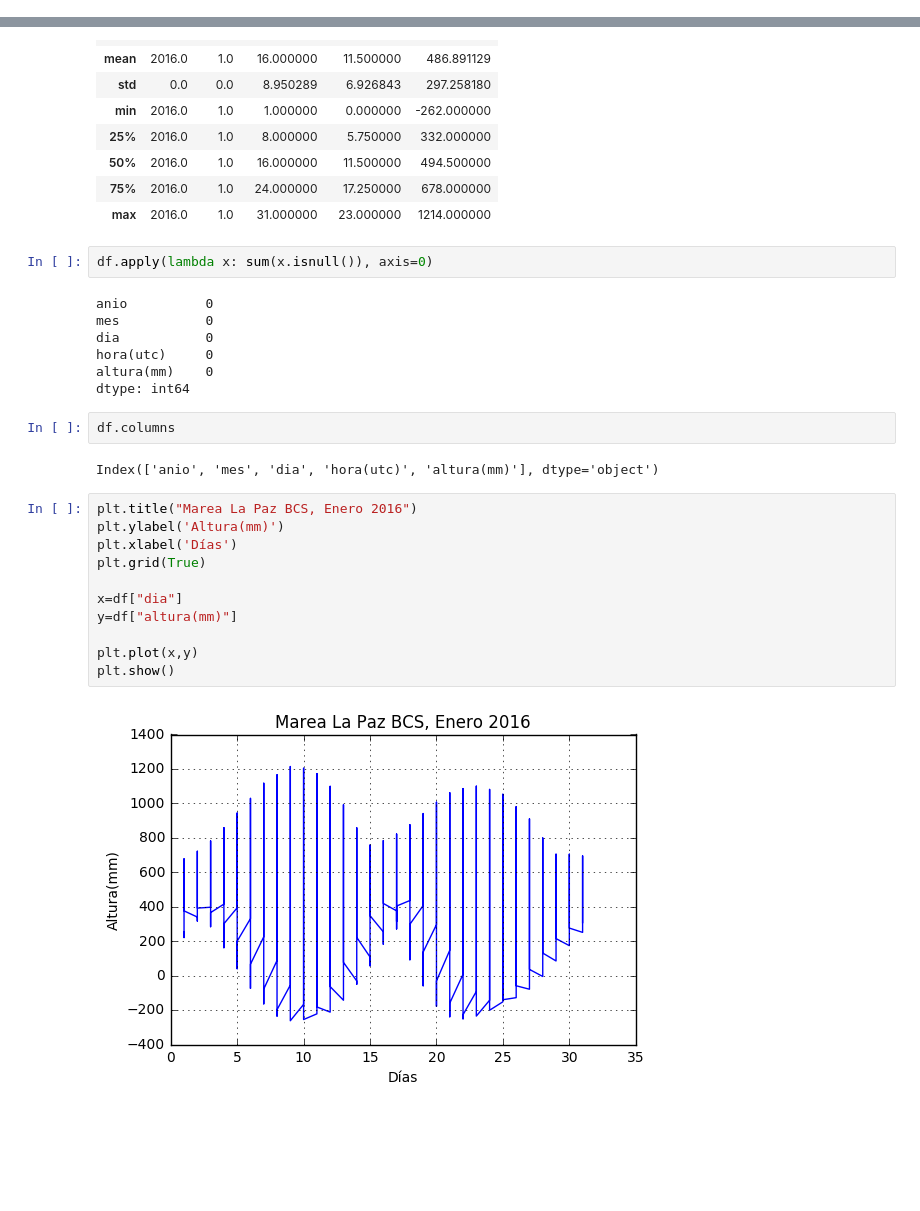
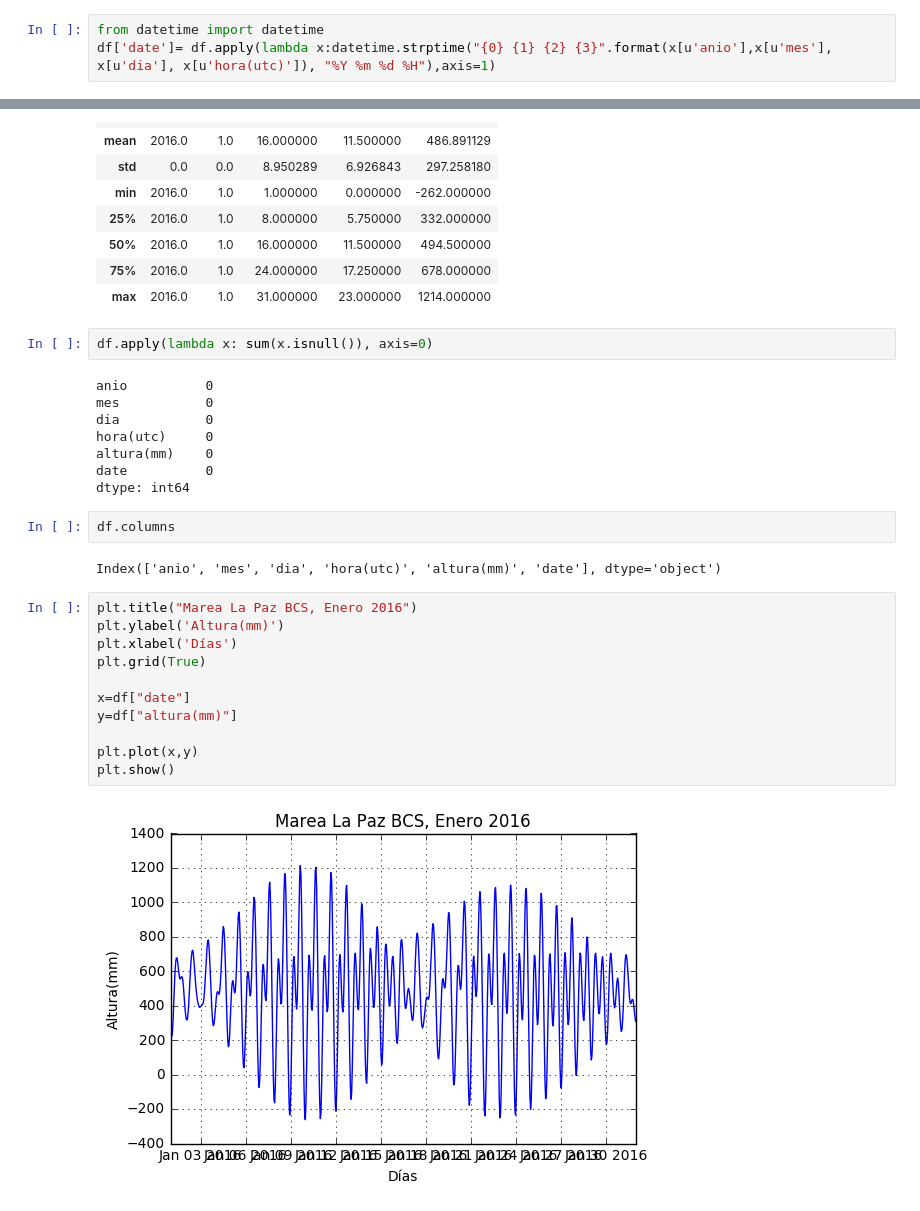
Before and after one commit to sofiagm11/Computacional_1, a Jupyter notebook: Actividad5/Act5_LaPaz.ipynb, the cells around one changed output, grey strips where cells are left out. Cells and saved outputs as stored; diff of their text form; blank space fills up the shorter version.

```diff
--- a/Actividad5/Act5_LaPaz.ipynb
+++ b/Actividad5/Act5_LaPaz.ipynb
@@ -5,6 +5,9 @@ import matplotlib as plt
 from pylab import *
 # %%
 df=pd.read_csv("cicese1.csv",header=int(0))
+# %%
+from datetime import datetime
+df['date']= df.apply(lambda x:datetime.strptime("{0} {1} {2} {3}".format(x[u'anio'],x[u'mes'], x[u'dia'], x[u'hora(utc)']), "%Y %m %d %H"),axis=1)
 # %%
 df.head()
 # %% [output]
@@ -34,21 +37,22 @@ mes           0
 dia           0
 hora(utc)     0
 altura(mm)    0
+date          0
 dtype: int64
 # %%
 df.columns
 # %% [output]
-Index(['anio', 'mes', 'dia', 'hora(utc)', 'altura(mm)'], dtype='object')
+Index(['anio', 'mes', 'dia', 'hora(utc)', 'altura(mm)', 'date'], dtype='object')
 # %%
 plt.title("Marea La Paz BCS, Enero 2016")
 plt.ylabel('Altura(mm)')
 plt.xlabel('Días')
 plt.grid(True)
 
-x=df["dia"]
+x=df["date"]
 y=df["altura(mm)"]
 
 plt.plot(x,y)
 plt.show()
 # %% [output]
-[figure, old version]
+[figure, new version]
```
Also changed, not shown: parts of 1 cell of this notebook.
